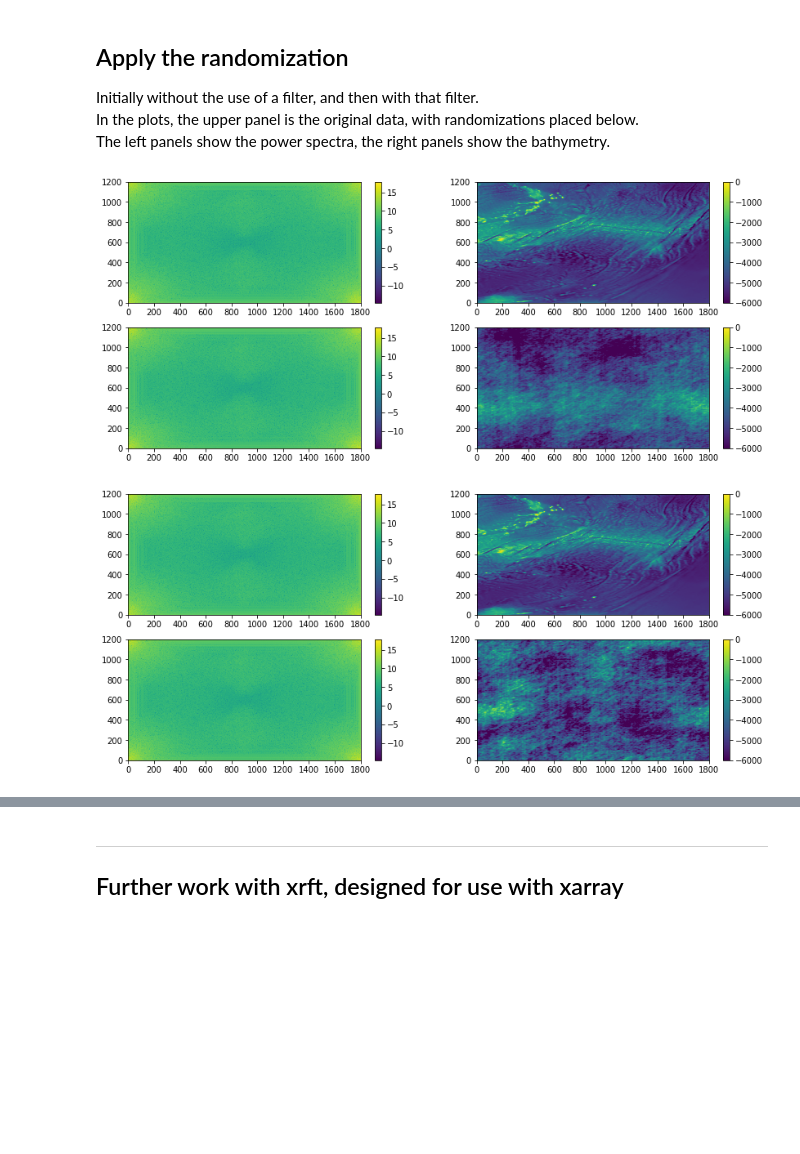
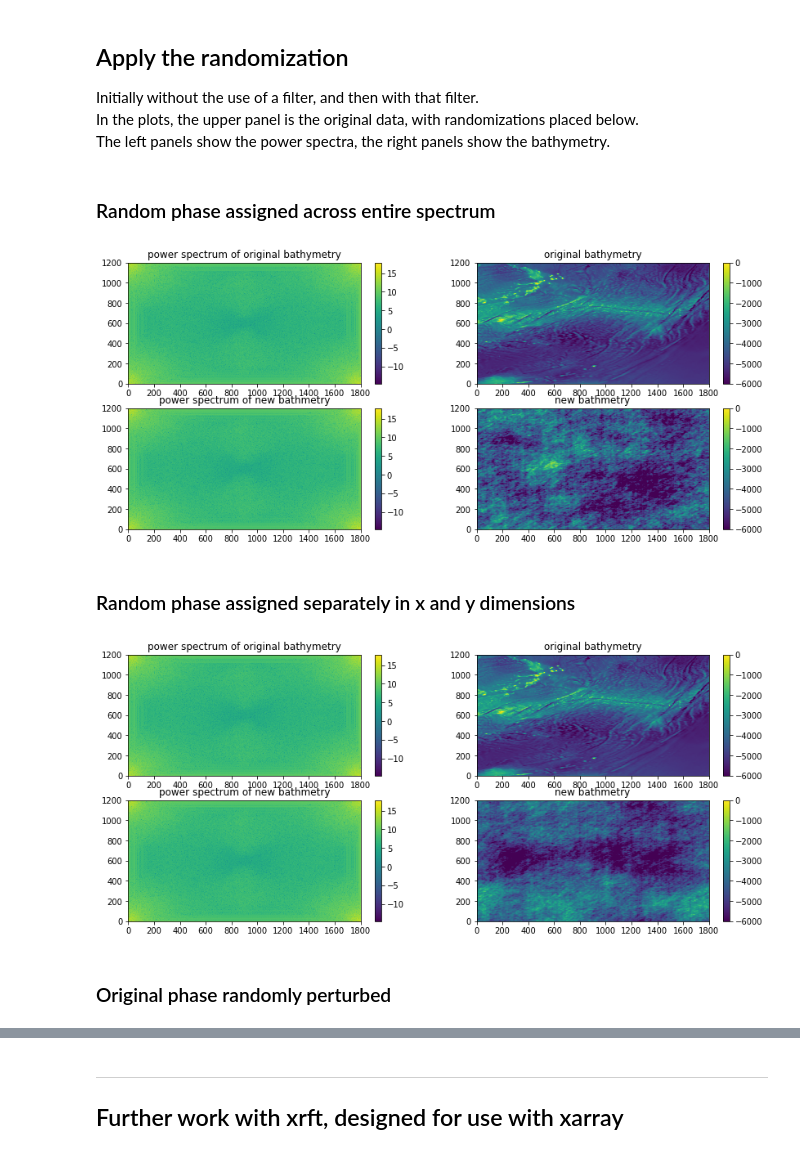
Before and after one commit to hmkhatri/MOM6_initialization, a Jupyter notebook: calc_topography_spectra.ipynb, the cells around one changed output, grey strips where cells are left out. Drawn from its saved outputs; the diff is of its cells as text; code cells hidden in the pictures; blank space fills up the shorter version.

Commit message:
Added some additional detail to bathymetry figures

```diff
--- a/calc_topography_spectra.ipynb
+++ b/calc_topography_spectra.ipynb
@@ -210,18 +210,22 @@ def gen_samples( f, n_samples, rmethod='new_all', pert_mag = 0, apply_hamming=Tr
         # Original
         im=ax[0,0].pcolormesh(np.log10(np.abs(dft_orig)**2))
         plt.colorbar(im,ax=ax[0,0])
+        ax[0,0].title.set_text('power spectrum of original bathymetry')
         im=ax[0,1].pcolormesh(f_orig)
         im.set_clim([-6000,0])
         plt.colorbar(im,ax=ax[0,1])
+        ax[0,1].title.set_text('original bathymetry')
         # New
         for i in range(n_samples):
             dft_i = np.squeeze(dfts[i,:,:])
             f_i = np.squeeze(fs[i,:,:])
             im=ax[i+1,0].pcolormesh(np.log10(np.abs(dft_i)**2))
             plt.colorbar(im,ax=ax[i+1,0])
+            ax[i+1,0].title.set_text('power spectrum of new bathmetry')
             im=ax[i+1,1].pcolormesh(f_i)
             im.set_clim([-6000,0])
             plt.colorbar(im,ax=ax[i+1,1])
+            ax[i+1,1].title.set_text('new bathmetry')
 
     return fs, dfts, f_orig, dft_orig, phase_new
 # %% [markdown]
@@ -229,16 +233,22 @@ def gen_samples( f, n_samples, rmethod='new_all', pert_mag = 0, apply_hamming=Tr
 Initially without the use of a filter, and then with that filter.
 In the plots, the upper panel is the original data, with randomizations placed below.
 The left panels show the power spectra, the right panels show the bathymetry.
+# %% [markdown]
+### Random phase assigned across entire spectrum
 # %%
 n=1
-bs, dfts, b_orig, dft_orig, phase_new = gen_samples(f = b.values,n_samples=n,rmethod='new_all',pert_mag = 0.2, apply_hamming=False, plots=True)
+bs, dfts, b_orig, dft_orig, phase_new = gen_samples(f = b.values,n_samples=n,rmethod='new_all', apply_hamming=False, plots=True)
 # %% [output]
-[figure, old version]
+[figure, new version]
+# %% [markdown]
+### Random phase assigned separately in x and y dimensions
 # %%
 n=1
 bs, dfts, b_orig, dft_orig, phase_new = gen_samples(f = b.values,n_samples=n,rmethod='new_indep', apply_hamming=False, plots=True)
 # %% [output]
-[figure, old version]
+[figure, new version]
+# %% [markdown]
+### Original phase randomly perturbed
 # %%
 n=1
 bs, dfts, b_orig, dft_orig, phase_new = gen_samples(f = b.values,n_samples=n,rmethod='perturb',pert_mag = 0.25, apply_hamming=False, plots=True)
```
Also changed, not shown: parts of 3 cells of this notebook.
